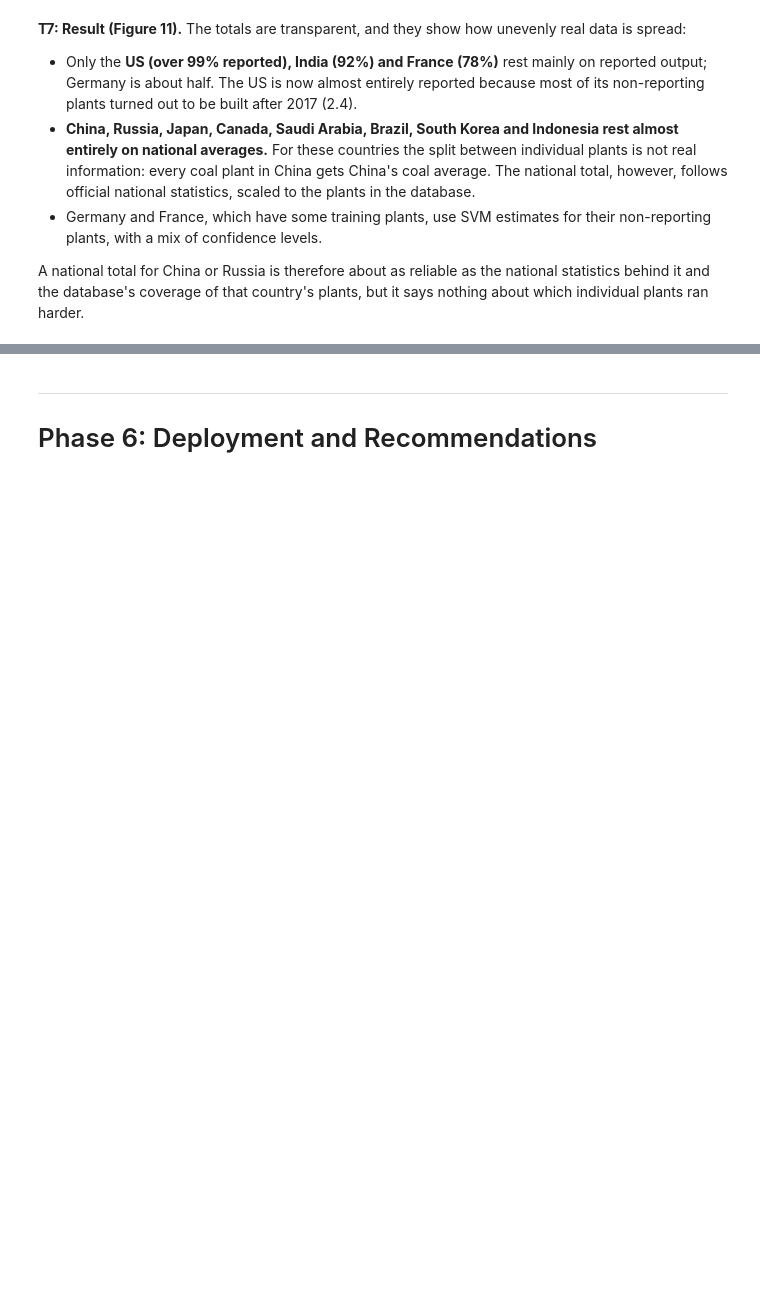
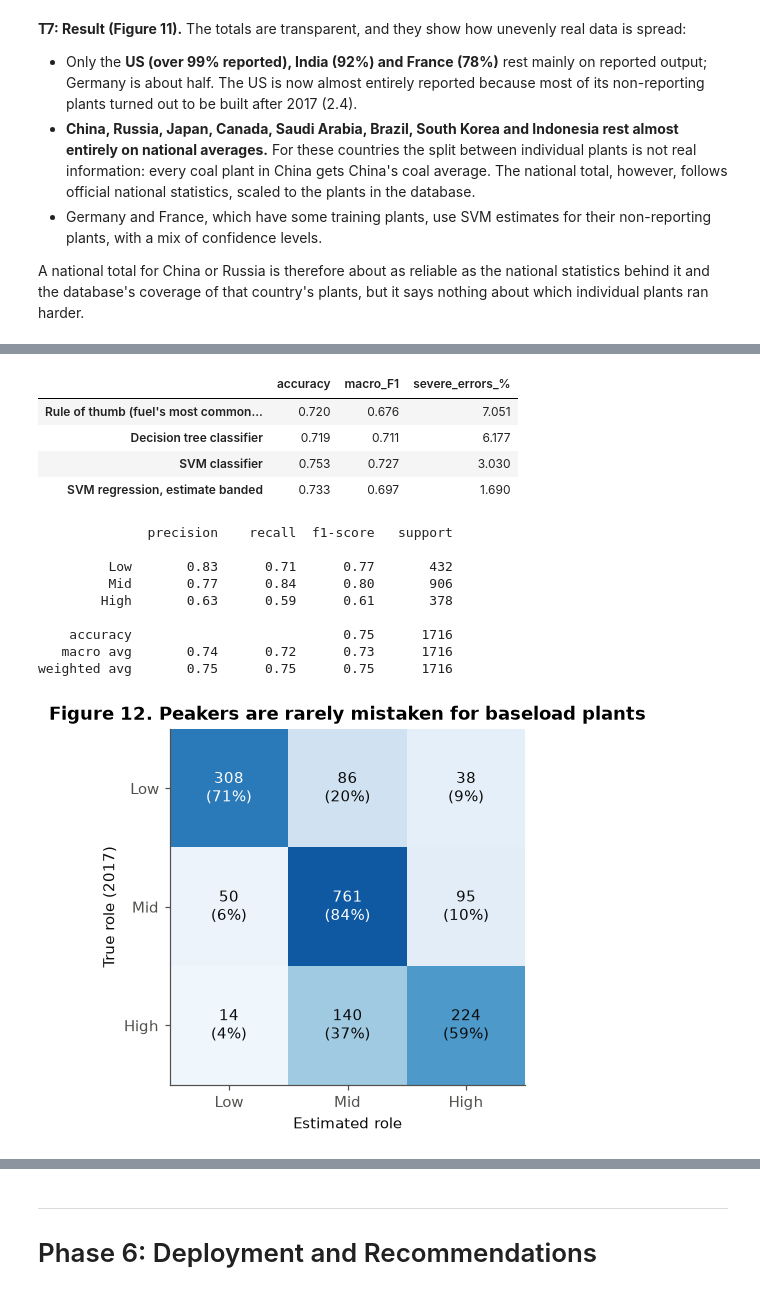
Before and after one commit to Geese4000/ca2-power-plant-analytics, a Jupyter notebook: notebooks/power_plant_capacity_factor.ipynb, the cells around one changed output, grey strips where cells are left out. Drawn from its saved outputs; the diff is of its cells as text; code cells hidden in the pictures; blank space fills up the shorter version.

Commit message:
Phase 5.4: evaluate Q2 roles (R1-R4, Figure 12, unseen countries)

```diff
--- a/notebooks/power_plant_capacity_factor.ipynb
+++ b/notebooks/power_plant_capacity_factor.ipynb
@@ -2315,0 +2319,47 @@ A national total for China or Russia is therefore about as reliable as the natio
+# %%
+# Question 2 on the untouched test set: every approach against the true role
+fuel_mode = pd.Series(r_train).groupby(fuels).agg(lambda s: s.mode()[0])
+role_clf = svc_search.best_estimator_            # refitted on all training plants by GridSearchCV
+role_pred = pd.DataFrame({
+    "actual": r_test,
+    "Rule of thumb (fuel's most common role)": test["fuel_group"].astype(str).map(fuel_mode).to_numpy(),
+    "Decision tree classifier": tree_clf_search.best_estimator_.predict(X_test_noloc),
+    "SVM classifier": role_clf.predict(X_test_noloc),
+    "SVM regression, estimate banded": to_role(test_pred["svm_final"]),
+}, index=test.index)
+role_test = pd.DataFrame({c: role_scores(role_pred["actual"], role_pred[c]) for c in role_pred.columns[1:]}).T
+display(role_test.round(3))
+print(classification_report(role_pred["actual"], role_pred["SVM classifier"], labels=ROLES, digits=2))
+
+# Figure 12: confusion matrix for the SVM classifier (rows = true role, columns = estimated role)
+cm = pd.crosstab(role_pred["actual"], role_pred["SVM classifier"]).reindex(index=ROLES, columns=ROLES, fill_value=0)
+row_pct = cm.div(cm.sum(axis=1), axis=0) * 100
+fig, ax = plt.subplots(figsize=(5.5, 4.2))
+ax.imshow(row_pct, cmap="Blues", vmin=0, vmax=100)
+for i in range(3):
+    for j in range(3):
+        ax.text(j, i, f"{cm.iloc[i, j]}\n({row_pct.iloc[i, j]:.0f}%)", ha="center", va="center",
+                color="white" if row_pct.iloc[i, j] > 60 else INK)
+ax.set_xticks(range(3), ROLES)
+ax.set_yticks(range(3), ROLES)
+ax.set(xlabel="Estimated role", ylabel="True role (2017)",
+       title="Figure 12. Peakers are rarely mistaken for baseload plants")
+ax.grid(False)
+fig.savefig(FIG_DIR / "fig12_role_confusion.png")
+plt.show()
+# %% [output]
+|  | accuracy | macro_F1 | severe_errors_% |
+| Rule of thumb (fuel's most common... | 0.720 | 0.676 | 7.051 |
+| Decision tree classifier | 0.719 | 0.711 | 6.177 |
+| SVM classifier | 0.753 | 0.727 | 3.030 |
+| SVM regression, estimate banded | 0.733 | 0.697 | 1.690 |
+              precision    recall  f1-score   support
+
+         Low       0.83      0.71      0.77       432
+         Mid       0.77      0.84      0.80       906
+        High       0.63      0.59      0.61       378
+
+    accuracy                           0.75      1716
+   macro avg       0.74      0.72      0.73      1716
+weighted avg       0.75      0.75      0.75      1716
+[figure, added]
```
Also changed, not shown: parts of 10 cells of this notebook, 1 other file.
